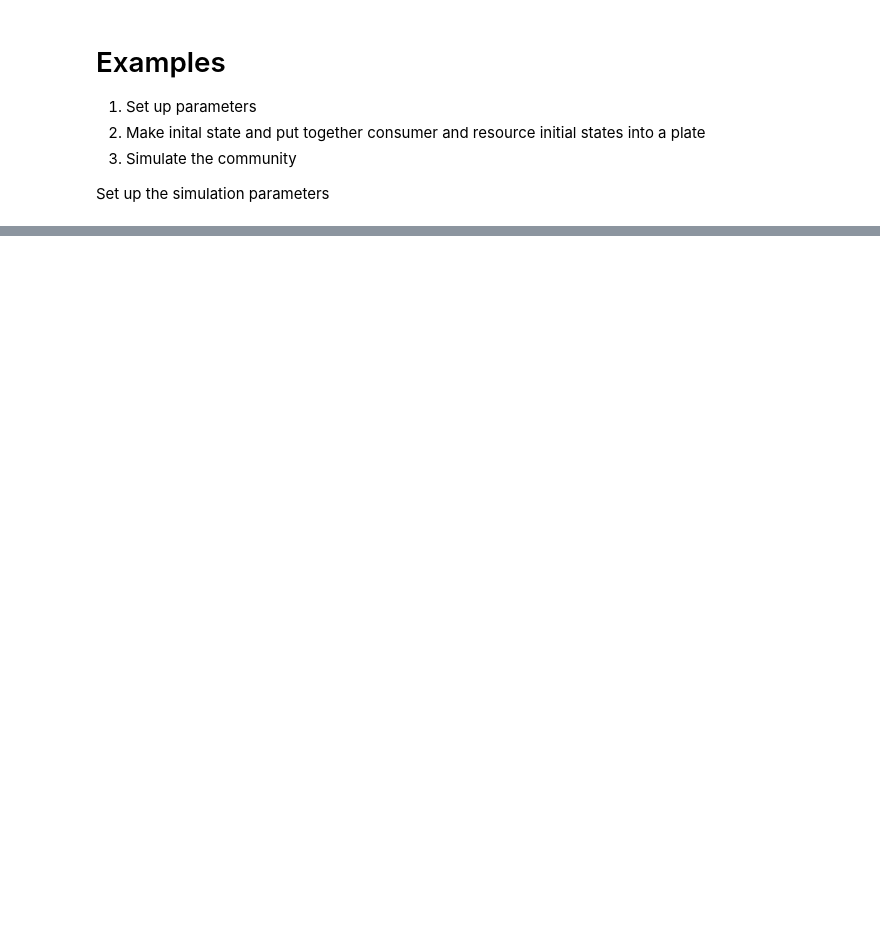
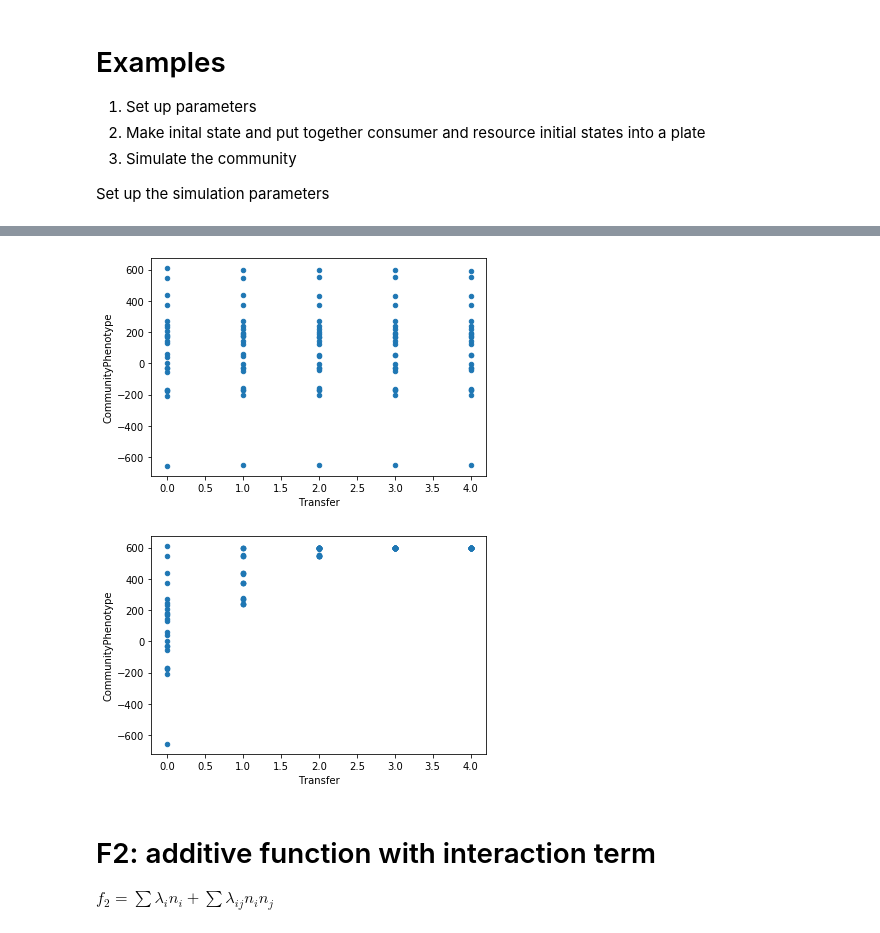
Before and after one commit to Chang-Yu-Chang/ecoprospector, a Jupyter notebook: community_selection.ipynb, the cells around one changed output, grey strips where cells are left out. Saved outputs shown, nothing was run; the diff lists cells and outputs as text; code cells hidden in the pictures; blank space fills up the shorter version.

```diff
--- a/community_selection.ipynb
+++ b/community_selection.ipynb
@@ -108,14 +76,28 @@ Select top 25% for example
 # %%
-# Make initial state
-init_state = MakeInitialState(assumptions)
+def select_community(params_algorithm = {"community_phenotype": "f1_community_function_additive", "selection_algorithm": "select_best_n", "migration_algorithm": "no_migration"}):
+    """
+    Wrapper function for running control(screening) and selection given the selection algorithms and communtiy phenotype
+    """
+    # Control plate
+    np.random.seed(2)
+    # Make initial state
+    init_state = MakeInitialState(assumptions)
+    # Make plate
+    plate = Community(init_state, dynamics, params, scale = 10**6, parallel = True)
+    setattr(plate, "species_function", species_function)
+    setattr(plate, "interaction_function", interaction_function)
+    # Simulation
+    ctrl_plate_df, ctrl_function_df = simulate_community(plate, assumptions = assumptions, params_simulation = params_simulation, params_algorithm = {"community_phenotype": params_algorithm["community_phenotype"], "selection_algorithm": "no_selection", "migration_algorithm": params_algorithm["migration_algorithm"]}, write_composition = False)
 
-# Make plate
-plate = Community(init_state, dynamics, params, scale = 10**6, parallel = True)
-setattr(plate, "species_function", species_function)
-setattr(plate, "interaction_function", interaction_function)
+    # Selection plate
+    np.random.seed(2)
+    # Make initial state
+    init_state = MakeInitialState(assumptions)
+    # Make plate
+    plate = Community(init_state, dynamics, params, scale = 10**6, parallel = True)
+    setattr(plate, "species_function", species_function)
+    setattr(plate, "interaction_function", interaction_function)
+    # Simulation
+    selection_plate_df, selection_function_df = simulate_community(plate, assumptions = assumptions, params_simulation = params_simulation, params_algorithm = params_algorithm, write_composition = False)
 
-# Choose the selection algorithms to run
-params_algorithm = {"community_phenotype": "f6_resident_growth", "selection_algorithm": "select_best_n", "migration_algorithm": "no_migration"}
-
-# Simulation
-selection_plate_df, selection_function_df = simulate_community(plate, assumptions = assumptions, params_simulation = params_simulation, params_algorithm = params_algorithm, write_composition = False)
+    return ctrl_function_df, selection_function_df
@@ -151,0 +107,2 @@ KeyError: 'n_transfer'
+# %%
+f1_ctrl, f1_selc = select_community(params_algorithm = {"community_phenotype": "f1_community_function_additive", "selection_algorithm": "select_best_n", "migration_algorithm": "no_migration"})
@@ -151,0 +120,9 @@ KeyError: 'n_transfer'
+# %%
+plot_community_function(f1_ctrl)
+plot_community_function(f1_selc)
+# %% [output]
+[figure, added]
+[figure, added]
+# %% [markdown]
+# F2: additive function with interaction term
+$f_2=\sum{\lambda_i n_i} + \sum{\lambda_{ij} n_i n_j}$
```
Also changed, not shown: parts of 25 cells of this notebook, 2 other files.
